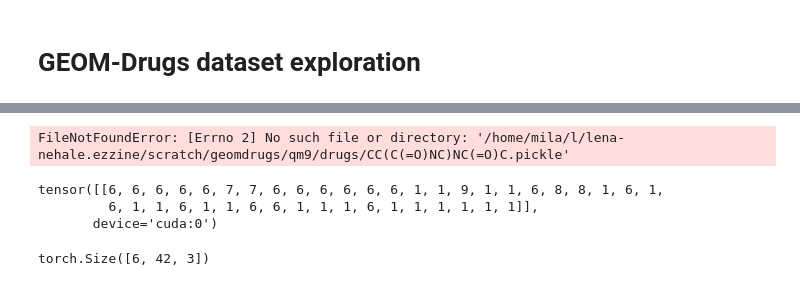
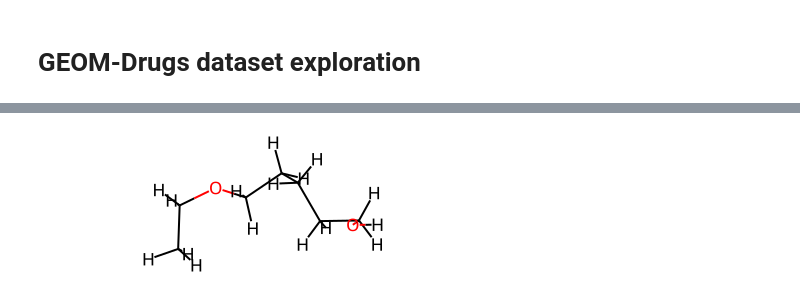
Before and after one commit to LenaNehale/DEM, a Jupyter notebook: playground.ipynb, the cells around one changed output, grey strips where cells are left out. Drawn from its saved outputs; the diff is of its cells as text; code cells hidden in the pictures.

```diff
--- a/playground.ipynb
+++ b/playground.ipynb
@@ -147,5 +10,0 @@ tensor([[1.7046e-03],
-# %%
-def f(x):
-    return x
-
-gradf = torch.func.grad(f)
@@ -370,12 +170,6 @@ all_mols
 # %%
-#import pickle
+import pickle
 #load pickle file
-#with open('/home/mila/l/lena-nehale.ezzine/scratch/geomdrugs/rdkit_folder/drugs/CC12CCC(c3c(C(=O)O)nn(-c4ccc(F)cc4)c31)C2(C)C.pickle', 'rb') as f:
-    #mol = pickle.load(f)
+smiles = 'CCOCCCCCO'
+with open(f'/home/mila/l/lena-nehale.ezzine/scratch/geomdrugs/rdkit_folder/qm9/{smiles}.pickle', 'rb') as f:
+    mol = pickle.load(f)
-# %%
-import pickle
-#load pickle file
-with open('/home/mila/l/lena-nehale.ezzine/scratch/geomdrugs/qm9/drugs/CC(C(=O)NC)NC(=O)C.pickle', 'rb') as f:
-    mol = pickle.load(f)
-# %% [output]
-FileNotFoundError: [Errno 2] No such file or directory: '/home/mila/l/lena-nehale.ezzine/scratch/geomdrugs/qm9/drugs/CC(C(=O)NC)NC(=O)C.pickle'
@@ -395,10 +176,4 @@ atom_ids = torch.Tensor(atom_ids).to(device).long().unsqueeze(0)
-# %%
-atom_ids
-# %% [output]
-tensor([[6, 6, 6, 6, 6, 7, 7, 6, 6, 6, 6, 6, 6, 1, 1, 9, 1, 1, 6, 8, 8, 1, 6, 1,
-         6, 1, 1, 6, 1, 1, 6, 6, 1, 1, 1, 6, 1, 1, 1, 1, 1, 1]],
-       device='cuda:0')
-# %%
-coords.shape
-# %% [output]
-torch.Size([6, 42, 3])
+# %%
+mol['conformers'][1000]['rd_mol']
+# %% [output]
+[figure, added]
```
Also changed, not shown: parts of 42 cells of this notebook.
